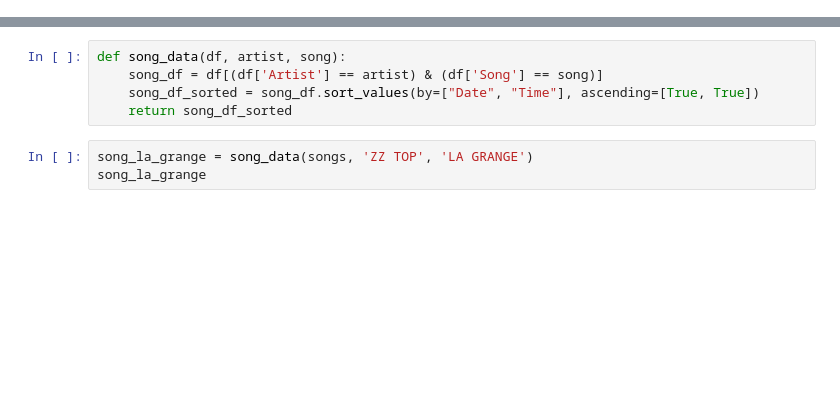
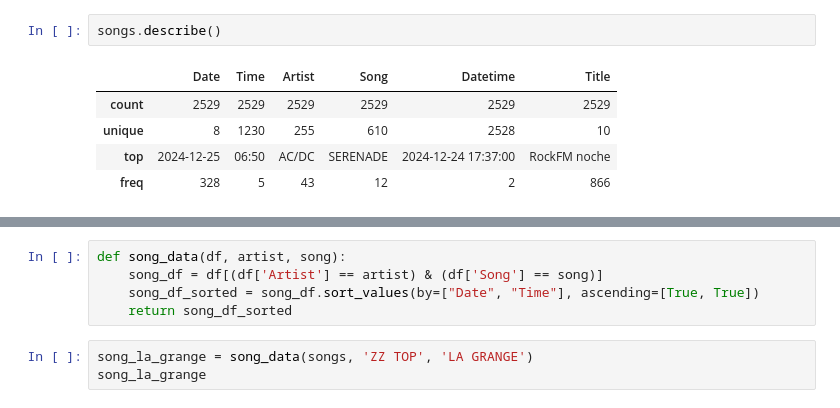
Before and after one commit to LluisCarreras/Projects-Rock-FM, a Jupyter notebook: RockFM.ipynb, the cells around one changed output, grey strips where cells are left out. Saved outputs shown, nothing was run; the diff lists cells and outputs as text; blank space fills up the shorter version.

```diff
--- a/RockFM.ipynb
+++ b/RockFM.ipynb
@@ -81,3 +14,11 @@ songs
+# %%
+songs.describe()
+# %% [output]
+|  | Date | Time | Artist | Song | Datetime | Title |
+| count | 2529 | 2529 | 2529 | 2529 | 2529 | 2529 |
+| unique | 8 | 1230 | 255 | 610 | 2528 | 10 |
+| top | 2024-12-25 | 06:50 | AC/DC | SERENADE | 2024-12-24 17:37:00 | RockFM noche |
+| freq | 328 | 5 | 43 | 12 | 2 | 866 |
 # %%
 # Get the number of unique artists
 unique_artists_count = songs["Artist"].nunique()
```
Also changed, not shown: parts of 9 cells of this notebook.
